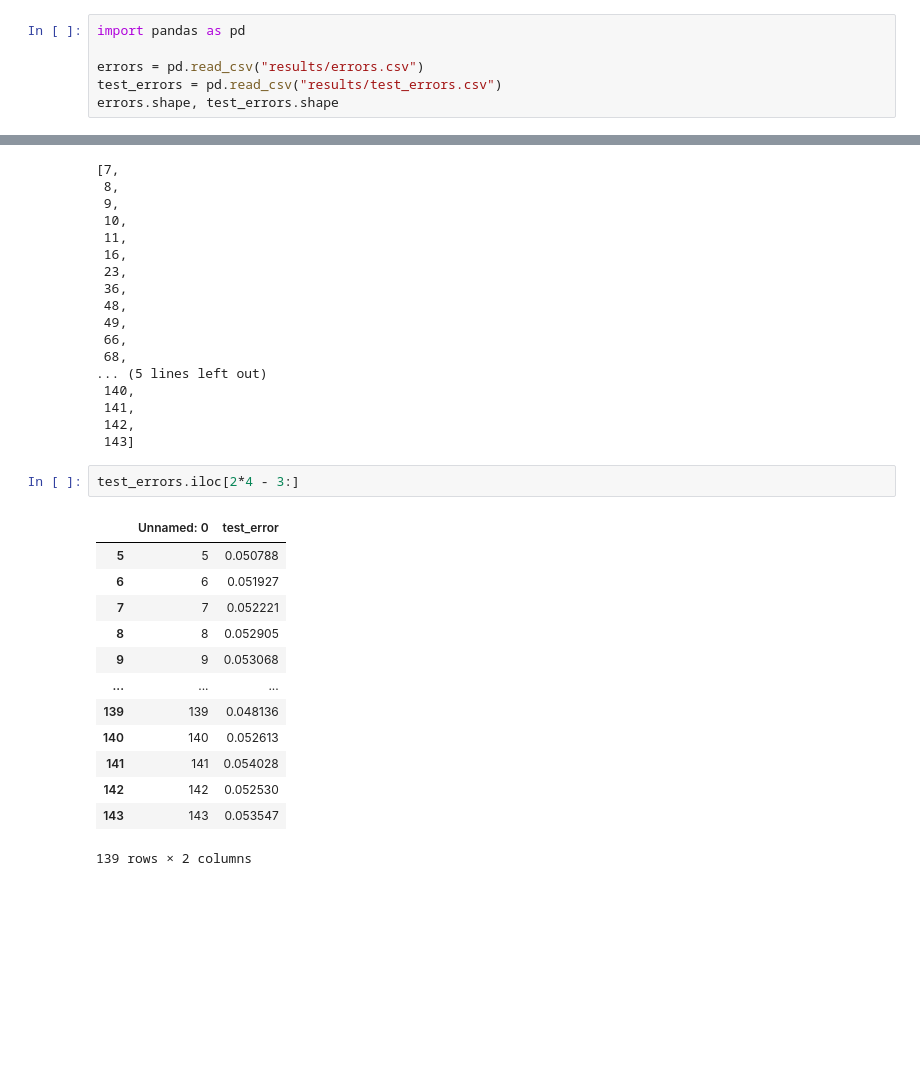
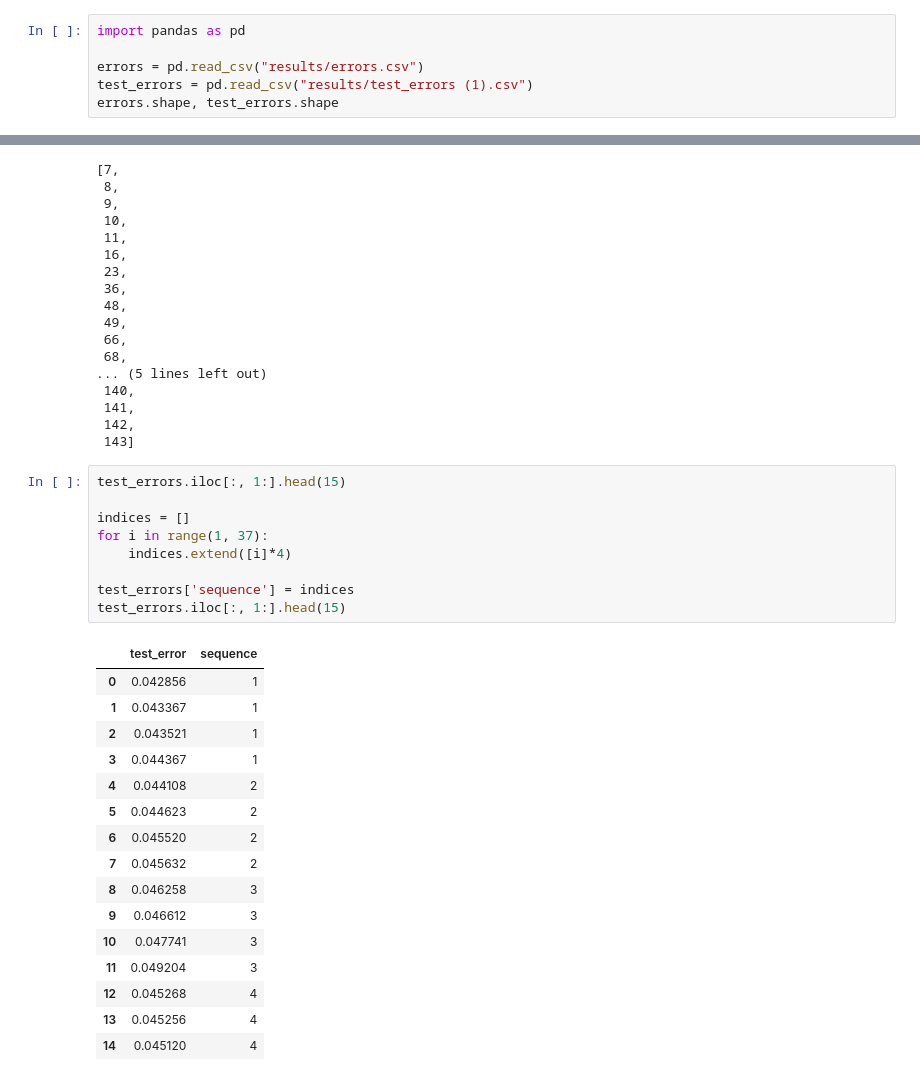
Before and after one commit to ponakilan/vid-anomaly, a Jupyter notebook: test.ipynb, the cells around one changed output, grey strips where cells are left out. Cells and saved outputs as stored; diff of their text form; blank space fills up the shorter version.

```diff
--- a/test.ipynb
+++ b/test.ipynb
@@ -131,7 +131,7 @@ tensor([[[[0.4118, 0.3882, 0.3490,  ..., 0.1882, 0.2353, 0.3059],
 import pandas as pd
 
 errors = pd.read_csv("results/errors.csv")
-test_errors = pd.read_csv("results/test_errors.csv")
+test_errors = pd.read_csv("results/test_errors (1).csv")
 errors.shape, test_errors.shape
 # %% [output]
 ((136, 2), (144, 2))
@@ -168,19 +168,29 @@ anomaly_seq_nums
  141,
  142,
  143]
-# %%
-test_errors.iloc[2*4 - 3:]
-# %% [output]
-|  | Unnamed: 0 | test_error |
-| 5 | 5 | 0.050788 |
-| 6 | 6 | 0.051927 |
-| 7 | 7 | 0.052221 |
-| 8 | 8 | 0.052905 |
-| 9 | 9 | 0.053068 |
-| ... | ... | ... |
-| 139 | 139 | 0.048136 |
-| 140 | 140 | 0.052613 |
-| 141 | 141 | 0.054028 |
-| 142 | 142 | 0.052530 |
-| 143 | 143 | 0.053547 |
-139 rows × 2 columns
+# %%
+test_errors.iloc[:, 1:].head(15)
+
+indices = []
+for i in range(1, 37):
+    indices.extend([i]*4)
+
+test_errors['sequence'] = indices
+test_errors.iloc[:, 1:].head(15)
+# %% [output]
+|  | test_error | sequence |
+| 0 | 0.042856 | 1 |
+| 1 | 0.043367 | 1 |
+| 2 | 0.043521 | 1 |
+| 3 | 0.044367 | 1 |
+| 4 | 0.044108 | 2 |
+| 5 | 0.044623 | 2 |
+| 6 | 0.045520 | 2 |
+| 7 | 0.045632 | 2 |
+| 8 | 0.046258 | 3 |
+| 9 | 0.046612 | 3 |
+| 10 | 0.047741 | 3 |
+| 11 | 0.049204 | 3 |
+| 12 | 0.045268 | 4 |
+| 13 | 0.045256 | 4 |
+| 14 | 0.045120 | 4 |
```
Also changed, not shown: parts of 3 cells of this notebook, 2 other files.
